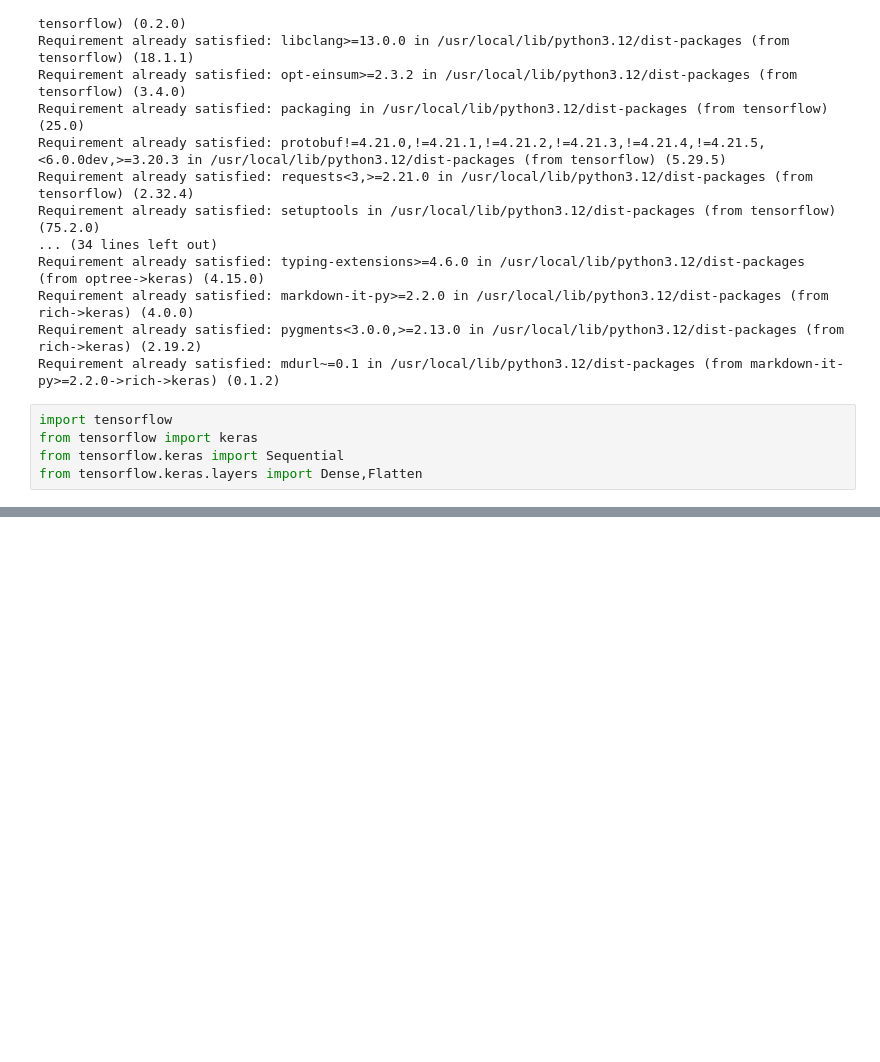
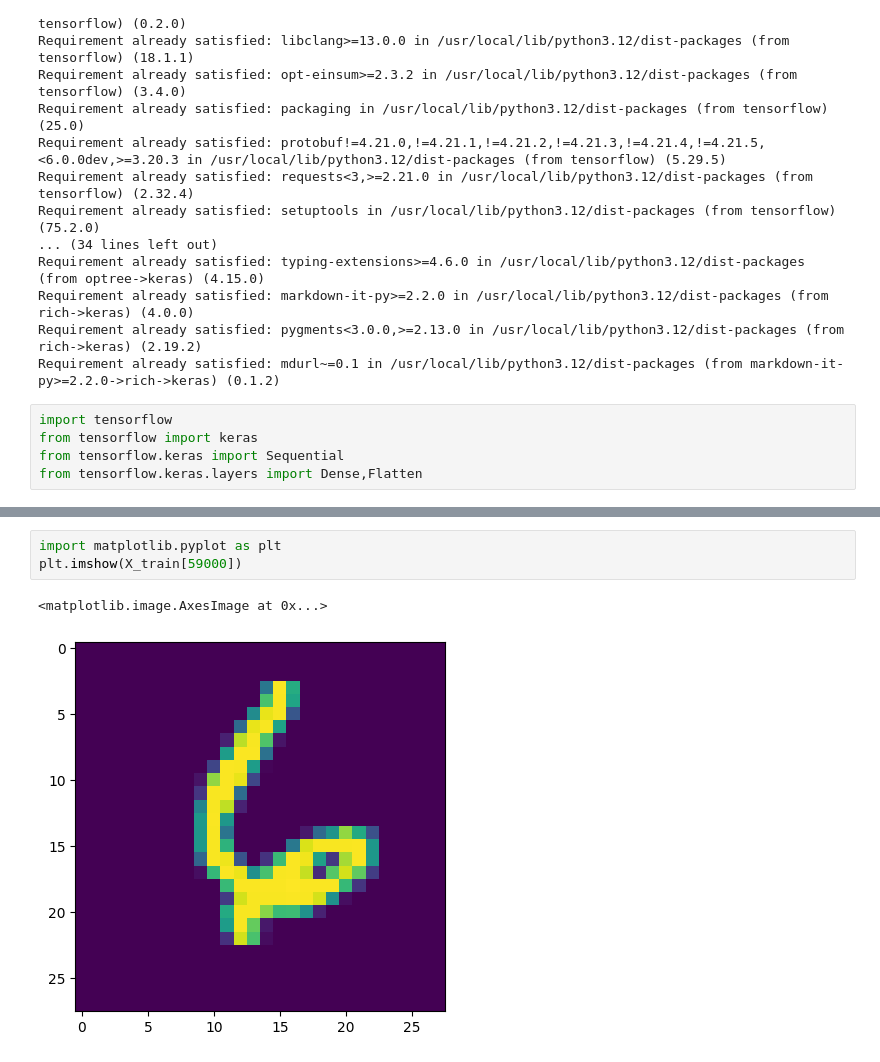
Before and after one commit to Suyash-Codes-AI/DEEP-LEARNING, a Jupyter notebook: MNIST_CLASSIFICATION.ipynb, the cells around one changed output, grey strips where cells are left out. Drawn from its saved outputs; the diff is of its cells as text; blank space fills up the shorter version.

```diff
--- a/MNIST_CLASSIFICATION.ipynb
+++ b/MNIST_CLASSIFICATION.ipynb
@@ -35,0 +156,6 @@ from tensorflow.keras.layers import Dense,Flatten
+# %%
+import matplotlib.pyplot as plt
+plt.imshow(X_train[59000])
+# %% [output]
+<matplotlib.image.AxesImage at 0x...>
+[figure, added]
```
Also changed, not shown: parts of 25 cells of this notebook.
